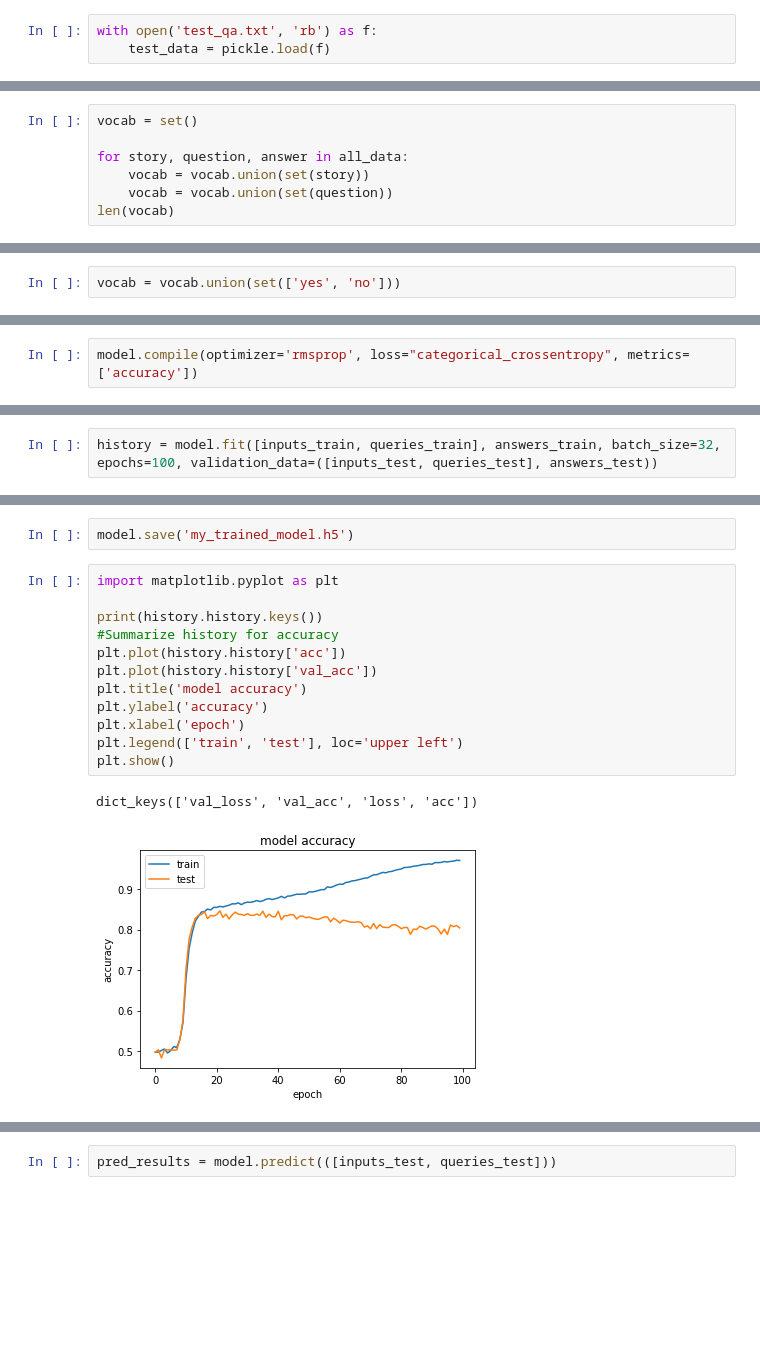
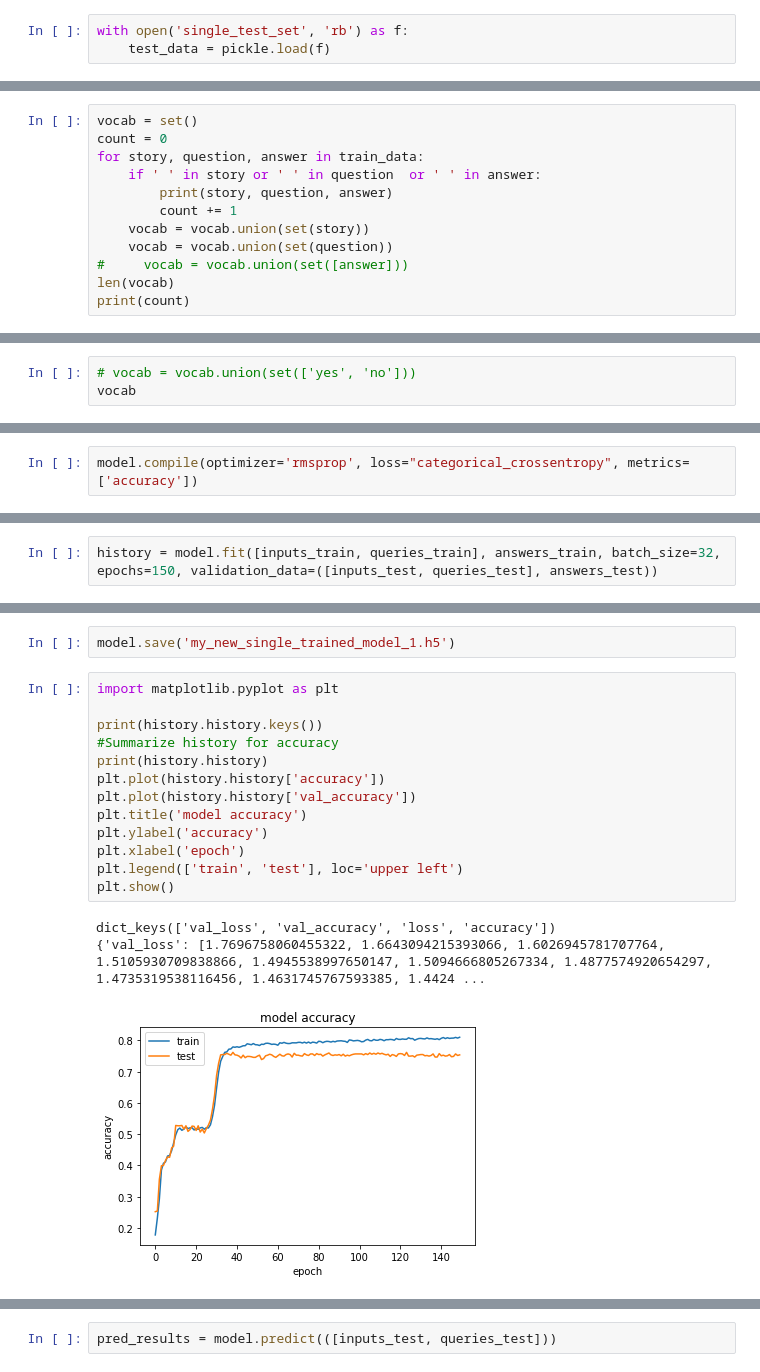
Before and after one commit to agent515/QA-bot-MemN2N, a Jupyter notebook: my_chat_bot.ipynb, the cells around one changed output, grey strips where cells are left out. Drawn from its saved outputs; the diff is of its cells as text; blank space fills up the shorter version.

Commit message:
Train model with Single-Supporting-Fact set

```diff
--- a/my_chat_bot.ipynb
+++ b/my_chat_bot.ipynb
@@ -6,5 +6,5 @@ with open('train_qa.txt', 'rb') as f:
     train_data = pickle.load(f)
 # %%
-with open('test_qa.txt', 'rb') as f:
+with open('single_test_set', 'rb') as f:
     test_data = pickle.load(f)
 # %%
@@ -48,9 +51,14 @@ len(all_data)
 11000
 # %%
 vocab = set()
-
-for story, question, answer in all_data:
+count = 0
+for story, question, answer in train_data:
+    if ' ' in story or ' ' in question  or ' ' in answer:
+        print(story, question, answer)
+        count += 1
     vocab = vocab.union(set(story))
     vocab = vocab.union(set(question))
+#     vocab = vocab.union(set([answer]))
 len(vocab)
+print(count)
 # %% [output]
@@ -58,2 +66,3 @@ len(vocab)
 # %%
-vocab = vocab.union(set(['yes', 'no']))
+# vocab = vocab.union(set(['yes', 'no']))
+vocab
@@ -269,5 +288,5 @@ Trainable params: 38,730
 Non-trainable params: 0
 __________________________________________________________________________________________________
 # %%
-history = model.fit([inputs_train, queries_train], answers_train, batch_size=32, epochs=100, validation_data=([inputs_test, queries_test], answers_test))
+history = model.fit([inputs_train, queries_train], answers_train, batch_size=32, epochs=150, validation_data=([inputs_test, queries_test], answers_test))
 # %% [output]
@@ -291,18 +310,20 @@ Epoch 100/100
 # %%
-model.save('my_trained_model.h5')
+model.save('my_new_single_trained_model_1.h5')
 # %%
 import matplotlib.pyplot as plt
 
 print(history.history.keys())
 #Summarize history for accuracy
-plt.plot(history.history['acc'])
-plt.plot(history.history['val_acc'])
+print(history.history)
+plt.plot(history.history['accuracy'])
+plt.plot(history.history['val_accuracy'])
 plt.title('model accuracy')
 plt.ylabel('accuracy')
 plt.xlabel('epoch')
 plt.legend(['train', 'test'], loc='upper left')
 plt.show()
 # %% [output]
-dict_keys(['val_loss', 'val_acc', 'loss', 'acc'])
+dict_keys(['val_loss', 'val_accuracy', 'loss', 'accuracy'])
+{'val_loss': [1.7696758060455322, 1.6643094215393066, 1.6026945781707764, 1.5105930709838866, 1.4945538997650147, 1.5094666805267334, 1.4877574920654297, 1.4735319538116456, 1.4631745767593385, 1.4424 ...
-[figure, old version]
+[figure, new version]
 # %%
```
Also changed, not shown: parts of 53 cells of this notebook, 13 other files.
